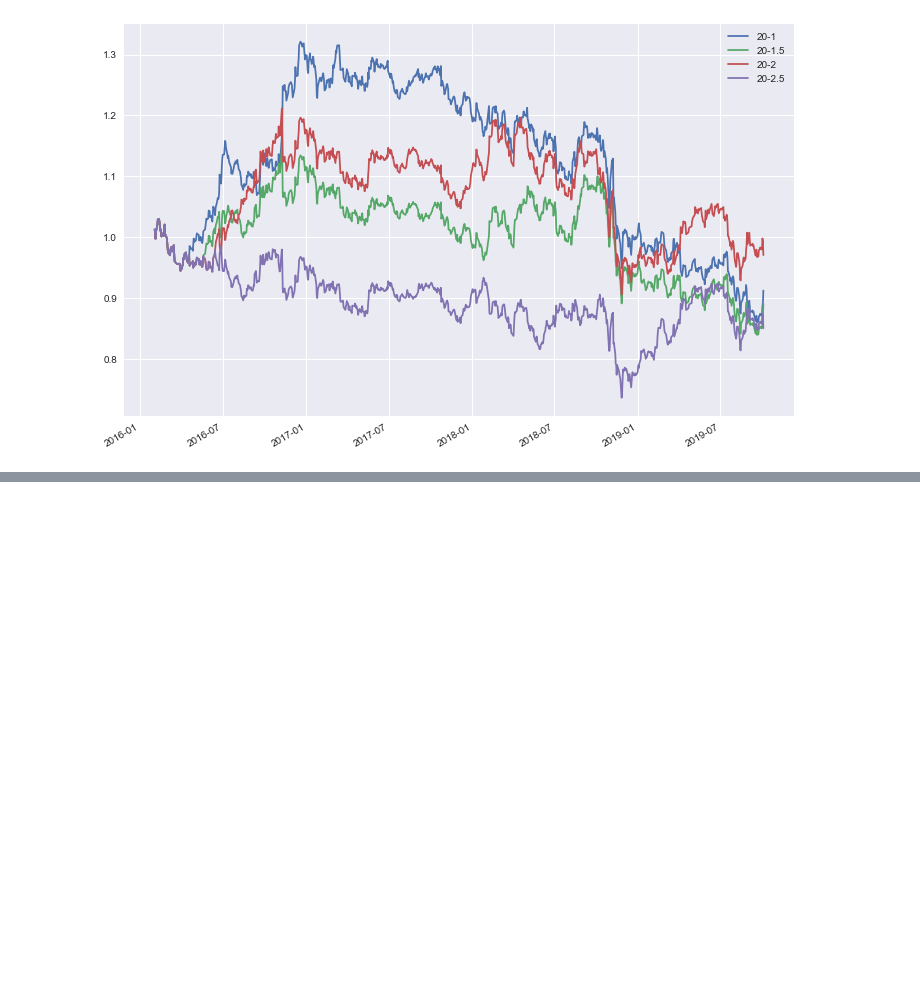
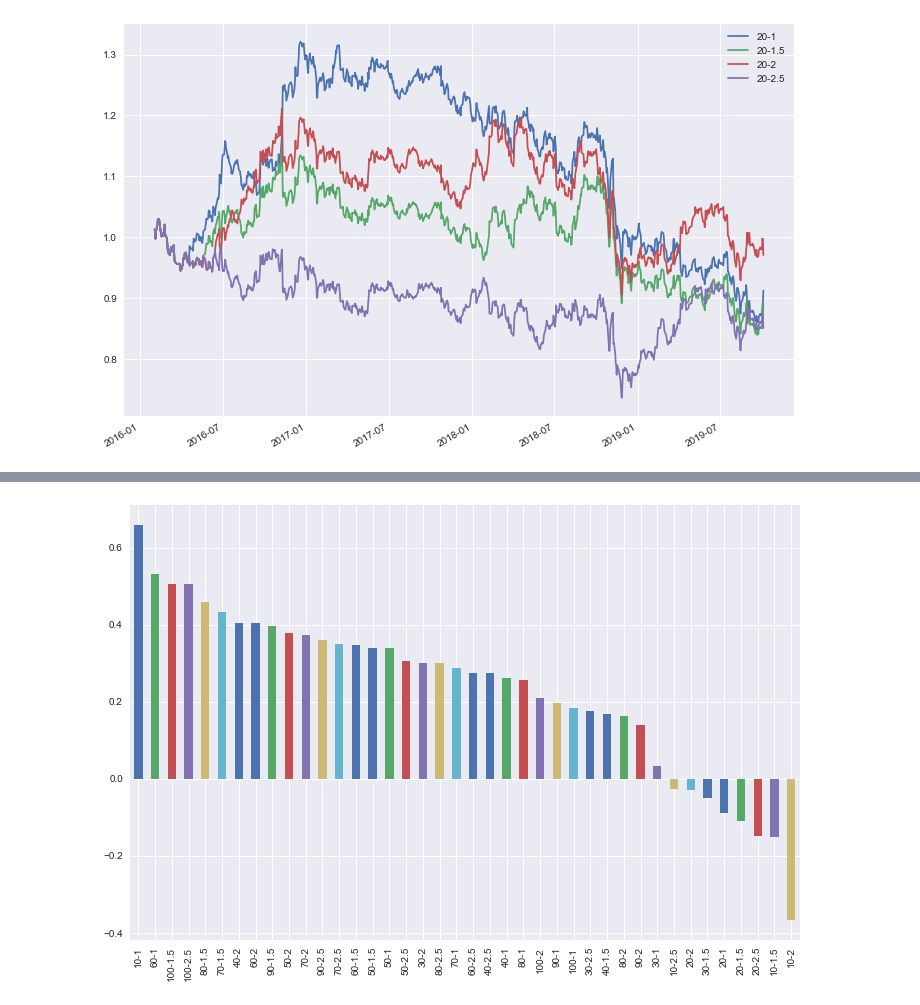
Before and after one commit to carlosdeoncedos/analisisideinversion19, a Jupyter notebook: 11.0OptimizarBollingerBands.ipynb, the cells around one changed output, grey strips where cells are left out. Drawn from its saved outputs; the diff is of its cells as text; code cells hidden in the pictures; blank space fills up the shorter version.

```diff
--- a/11.0OptimizarBollingerBands.ipynb
+++ b/11.0OptimizarBollingerBands.ipynb
@@ -96,0 +120,4 @@ graficar(retornos)
+# %%
+retorno_estrategia = retornos.iloc[-1,:]
+# %%
+retorno_estrategia.sort_values(ascending=False, inplace = True)
@@ -96,0 +144,4 @@ graficar(retornos)
+# %%
+(retorno_estrategia-1).plot.bar(figsize = (12,8));
+# %% [output]
+[figure, added]
```
Also changed, not shown: parts of 3 cells of this notebook.
